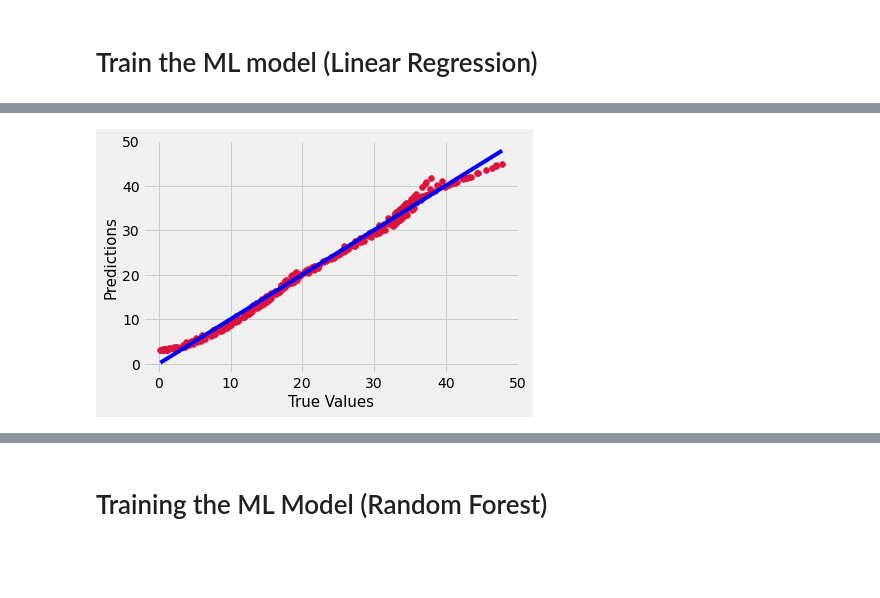
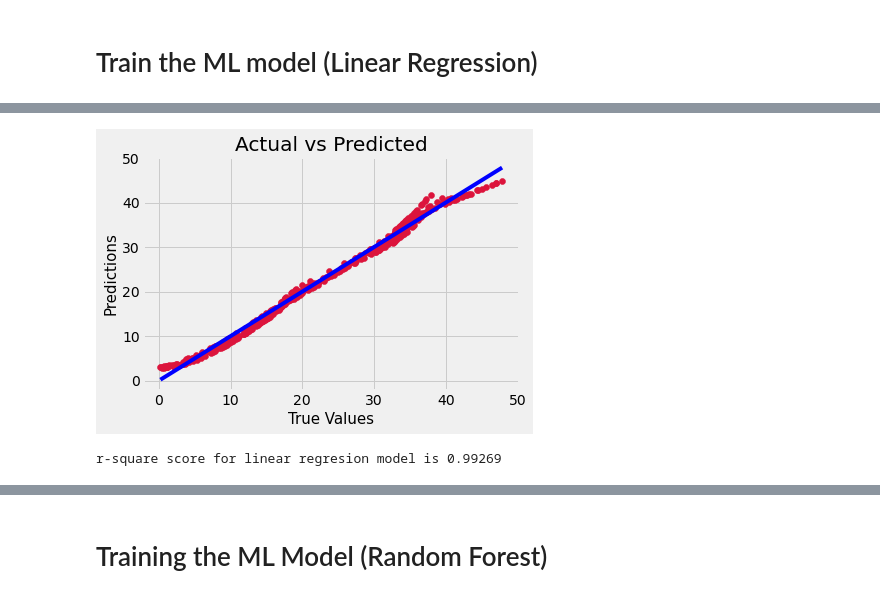
Before and after one commit to ayushranjan6456/Birthday-Wisher, a Jupyter notebook: Hydrogen_Prediction.ipynb, the cells around one changed output, grey strips where cells are left out. Drawn from its saved outputs; the diff is of its cells as text; code cells hidden in the pictures; blank space fills up the shorter version.

```diff
--- a/Hydrogen_Prediction.ipynb
+++ b/Hydrogen_Prediction.ipynb
@@ -170,0 +162,20 @@ plt.show()
+# %%
+y_pred = reg.predict(X_test)
+# Scaling the predicted Gas data back to original gas scale
+y_pred=TargetVarScalerFit.inverse_transform(y_pred)
+
+# Scaling the y_test Gas data back to original gas scale
+y_test_orig=TargetVarScalerFit.inverse_transform(y_test)
+
+# Scaling the test data back to original scale
+Test_Data=PredictorScalerFit.inverse_transform(X_test)
+
+TestingData=pd.DataFrame(data=Test_Data, columns=Predictors)
+TestingData['Gas']=y_test_orig
+TestingData['PredictedGas']=y_pred
+APE=100*(abs(TestingData['Gas']-TestingData['PredictedGas'])/TestingData['Gas'])
+TestingData['APE']=APE
+
+print('The Accuracy of Linear Regression model is:', 100 - np.mean(APE))
+
+TestingData.head()
@@ -171,14 +190,23 @@ plt.show()
 # %%
 
-plt.scatter(y_test, y_pred, c='crimson')
+plt.scatter(y_test_orig, y_pred, c='crimson')
 
-p1 = max(max(y_pred), max(y_test))
-p2 = min(min(y_pred), min(y_test))
+p1 = max(max(y_pred), max(y_test_orig))
+p2 = min(min(y_pred), min(y_test_orig))
 
 plt.plot([p1, p2], [p1, p2], 'b-')
 plt.xlabel('True Values', fontsize=15)
 plt.ylabel('Predictions', fontsize=15)
+plt.title('Actual vs Predicted')
 
 plt.show()
 # %% [output]
-[figure, old version]
+[figure, new version]
+# %%
+from sklearn.metrics import r2_score
+
+r2 = r2_score(y_test_orig, y_pred)
+
+print('r-square score for linear regresion model is', round(r2,5))
+# %% [output]
+r-square score for linear regresion model is 0.99269
```
Also changed, not shown: parts of 16 cells of this notebook.
